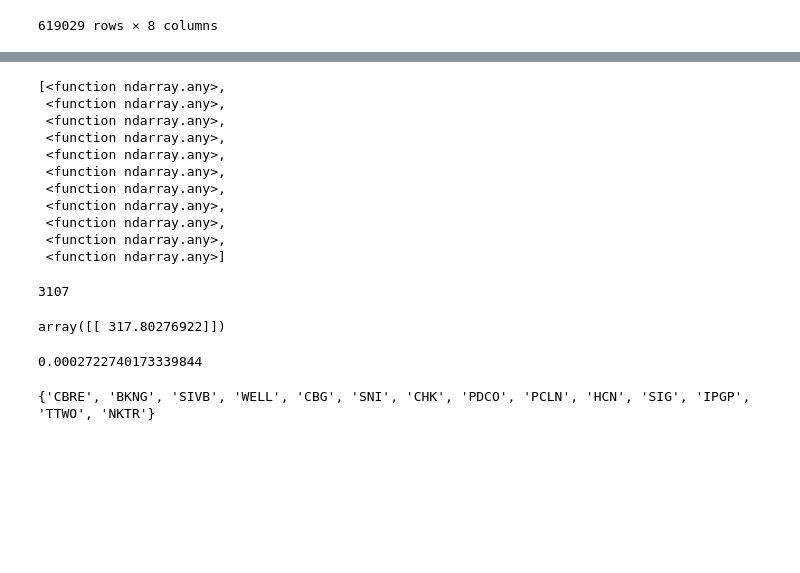
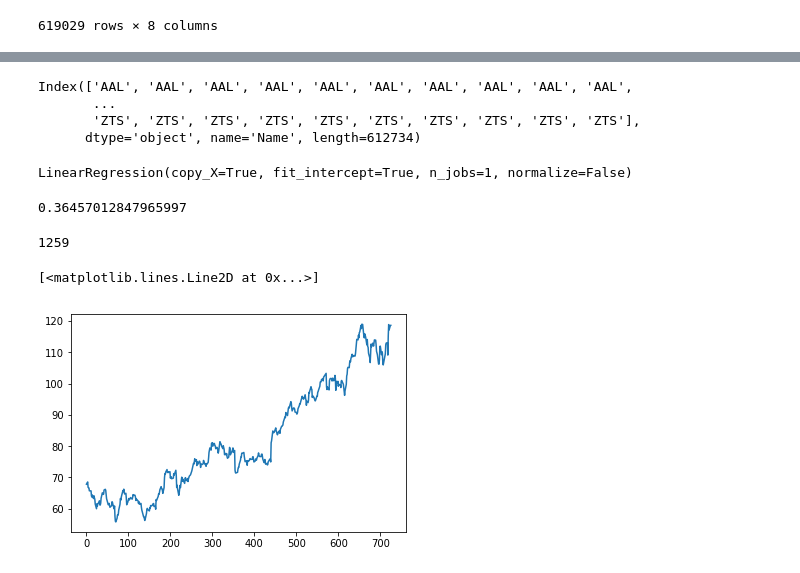
Before and after one commit to Aaivazi000/fintech-master, a Jupyter notebook: Marin Workspace/marin_4.18.ipynb, the cells around one changed output, grey strips where cells are left out. Saved outputs shown, nothing was run; the diff lists cells and outputs as text; code cells hidden in the pictures; blank space fills up the shorter version.

```diff
--- a/Marin Workspace/marin_4.18.ipynb
+++ b/Marin Workspace/marin_4.18.ipynb
@@ -164,69 +286,45 @@ sectors_and_companies['Consumer Staples'][1]
-# %%
-check
-# %% [output]
-[<function ndarray.any>,
- <function ndarray.any>,
- <function ndarray.any>,
- <function ndarray.any>,
- <function ndarray.any>,
- <function ndarray.any>,
- <function ndarray.any>,
- <function ndarray.any>,
- <function ndarray.any>,
- <function ndarray.any>,
- <function ndarray.any>]
+# %%
+df.index
+# %% [output]
+Index(['AAL', 'AAL', 'AAL', 'AAL', 'AAL', 'AAL', 'AAL', 'AAL', 'AAL', 'AAL',
+       ...
+       'ZTS', 'ZTS', 'ZTS', 'ZTS', 'ZTS', 'ZTS', 'ZTS', 'ZTS', 'ZTS', 'ZTS'],
+      dtype='object', name='Name', length=612734)
 # %%
 aapl_df = df[df['Name'] == 'AAPL']
 
+X_train = (aapl_df.index - aapl_df.index[0]).days.values[0:629].reshape(-1,1)
+y_train = aapl_df['close'].values[0:629].reshape(-1,1)
 
-X = (aapl_df.index - aapl_df.index[0]).days.values.reshape(-1,1)
-y = aapl_df['close'].values.reshape(-1,1)
-
+X_test = (aapl_df.index - aapl_df.index[0]).days.values[629:-1].reshape(-1,1)
+y_test = aapl_df['close'].values[629:-1].reshape(-1,1)
 
 lin_reg_model = sklearn.linear_model.LinearRegression()
 
+lin_reg_model.fit(X_train, y_train)
 
-lin_reg_model.fit(X,y)
-
-print(5000-1893)
+#print(5000-1893)
 
 #From 2-8-13 to 4-15-18: 1892 days
-lin_reg_model.predict(5000)
+#lin_reg_model.predict()
 # %% [output]
-3107
+LinearRegression(copy_X=True, fit_intercept=True, n_jobs=1, normalize=False)
-array([[ 317.80276922]])
+# %%
+((lin_reg_model.predict(X_test) - y_test)/y_test).mean()
+# %% [output]
+0.36457012847965997
+# %%
+len((aapl_df.index - aapl_df.index[0]).days.values)
+# %% [output]
+1259
+# %%
+plt.plot(X,y)
+# %% [output]
+[<matplotlib.lines.Line2D at 0x...>]
+[figure, added]
 # %%
 stock_data.reset_index(inplace = True)
 # %%
 stock_data.set_index('date', inplace = True)
 # %%
 sector_data.reset_index(inplace = True)
-# %%
-#Find the intersection of tickers between the two data sets
-#Findings: there's missing data
-stocks = set(stock_data.Name.unique())
-sector = set(sector_data.Symbol.unique())
-
-start = time.time()
-intersection3 = [symbol for symbol in stocks if symbol in sector]
-end = time.time()
-print(len(intersection3))
-print(end-start)
-
-start = time.time()
-intersection = [symbol for symbol in sector if symbol in stocks]
-print(len(intersection))
-end = time.time()
-print(end-start)
-
-start = time.time()
-intersection2 = stocks.intersection(sector)
-print(len(intersection2))
-end = time.time()
-print(end-start)
-# %% [output]
-0.0002722740173339844
-# %%
-print(stocks.symmetric_difference(sector))
-# %% [output]
-{'CBRE', 'BKNG', 'SIVB', 'WELL', 'CBG', 'SNI', 'CHK', 'PDCO', 'PCLN', 'HCN', 'SIG', 'IPGP', 'TTWO', 'NKTR'}
```
Also changed, not shown: parts of 36 cells of this notebook.
